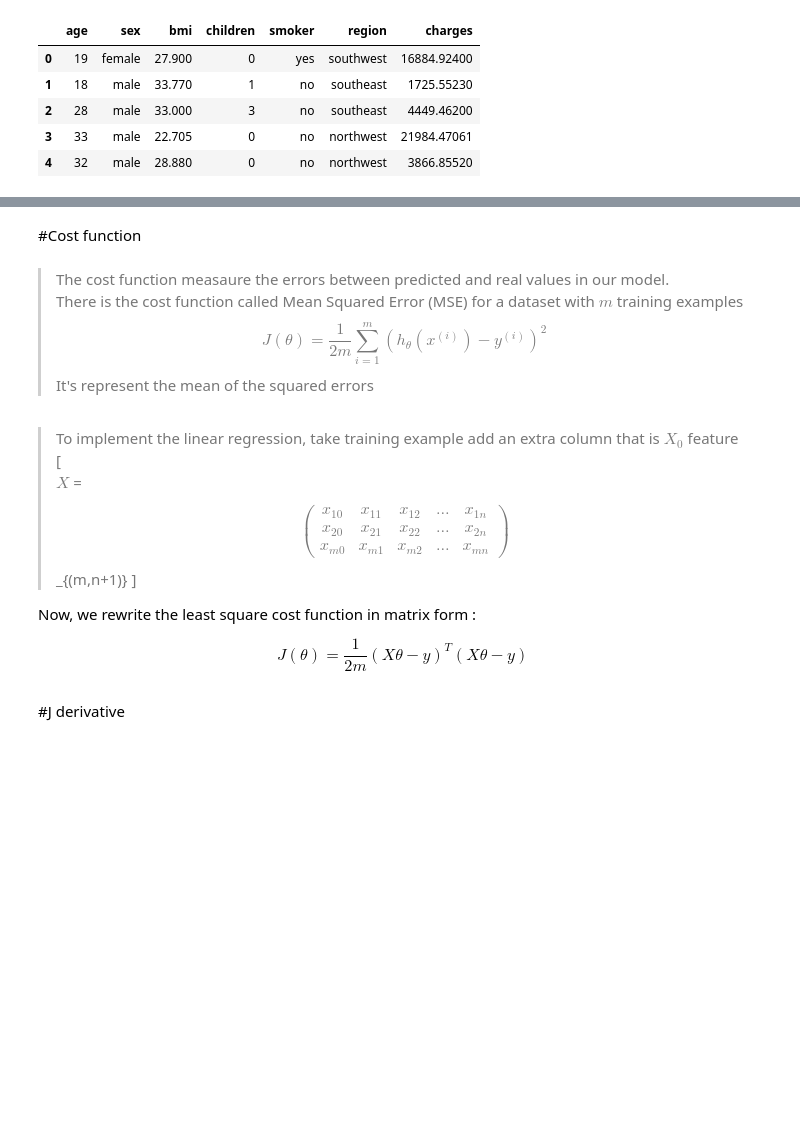
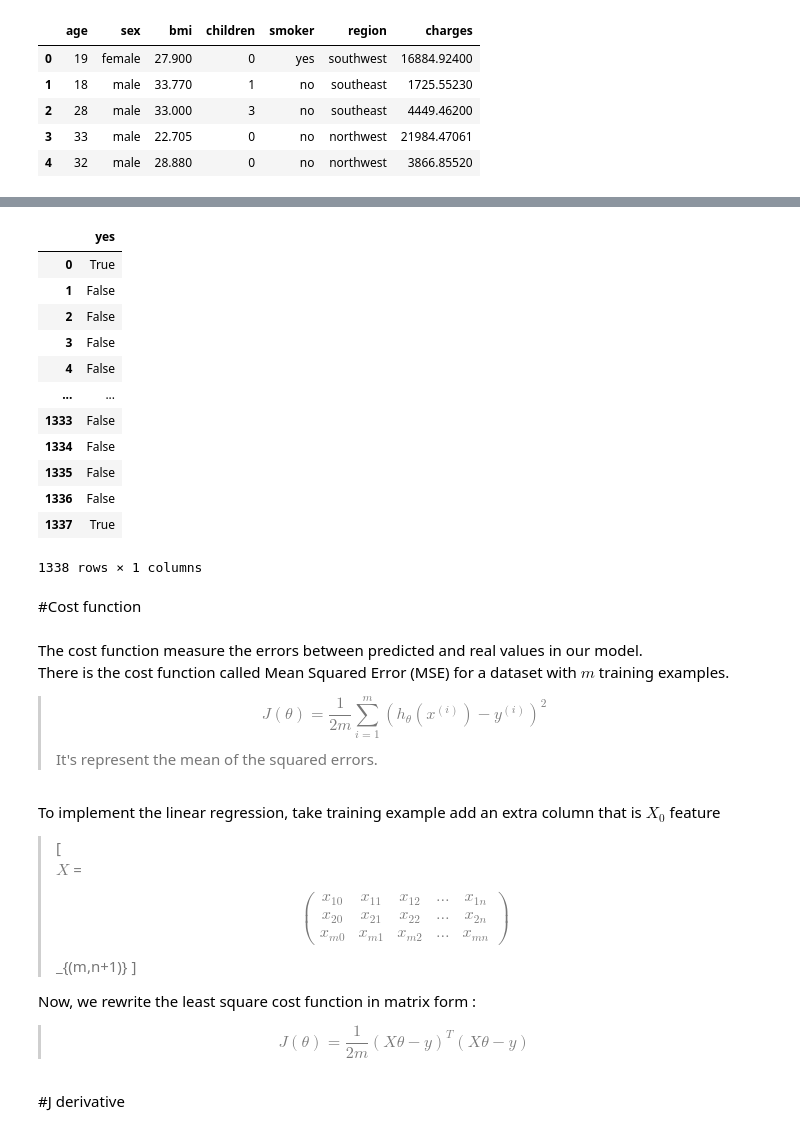
Before and after one commit to spideystreet/kaggle-medical-cost-personal, a Jupyter notebook: notebooks/01_eda.ipynb, the cells around one changed output, grey strips where cells are left out. Drawn from its saved outputs; the diff is of its cells as text; code cells hidden in the pictures; blank space fills up the shorter version.

```diff
--- a/notebooks/01_eda.ipynb
+++ b/notebooks/01_eda.ipynb
@@ -95,15 +132,31 @@ $$
+# %%
+pd.get_dummies(df['smoker'], drop_first=True)
+# %% [output]
+|  | yes |
+| 0 | True |
+| 1 | False |
+| 2 | False |
+| 3 | False |
+| 4 | False |
+| ... | ... |
+| 1333 | False |
+| 1334 | False |
+| 1335 | False |
+| 1336 | False |
+| 1337 | True |
+1338 rows × 1 columns
 # %% [markdown]
 #Cost function
 # %% [markdown]
->The cost function measaure the errors between predicted and real values in our model.
->There is the cost function called Mean Squared Error (MSE) for a dataset with $m$ training examples
-$$
-J(\theta) = \frac{1}{2m} \sum_{i=1}^{m} (h_\theta(x^{(i)}) - y^{(i)})^2
-$$
->It's represent the mean of the squared errors
+The cost function measure the errors between predicted and real values in our model.
+There is the cost function called Mean Squared Error (MSE) for a dataset with $m$ training examples.
+>$$
+>J(\theta) = \frac{1}{2m} \sum_{i=1}^{m} (h_\theta(x^{(i)}) - y^{(i)})^2
+>$$
+It's represent the mean of the squared errors.
 # %% [markdown]
->To implement the linear regression, take training example add an extra column that is  $X_{0}$ feature
-[\
+To implement the linear regression, take training example add an extra column that is  $X_{0}$ feature
+>[\
 $X$ =
 \begin{pmatrix}
 x_{10} & x_{11} & x_{12} & \dots & x_{1n} \\
@@ -114,7 +167,7 @@ x_{m0} & x_{m1} & x_{m2} & \dots & x_{mn}
 
 Now, we rewrite the least square cost function in matrix form :
 
-$$
+>$$
 J(\theta) = \frac{1}{2m} \left( X\theta - y \right)^T \left( X\theta - y \right)
 $$
 # %% [markdown]
```
Also changed, not shown: parts of 14 cells of this notebook, 1 other file.
